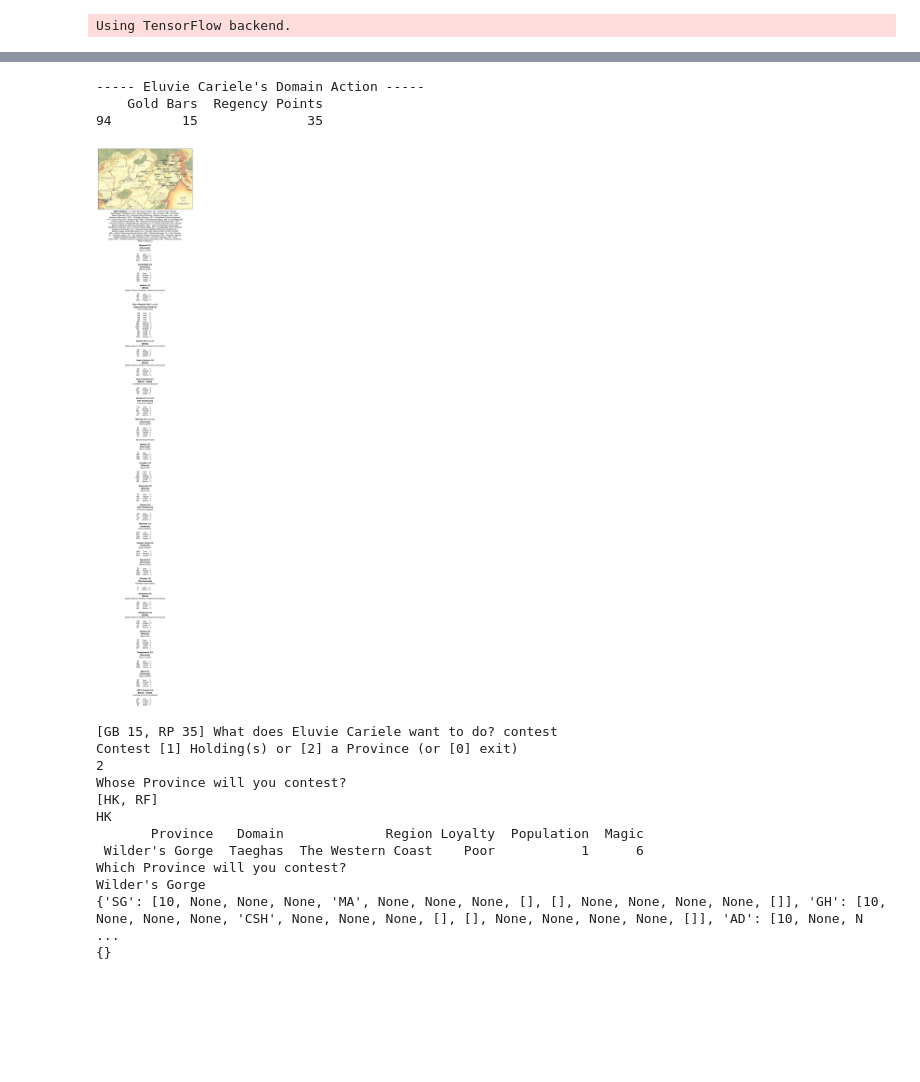
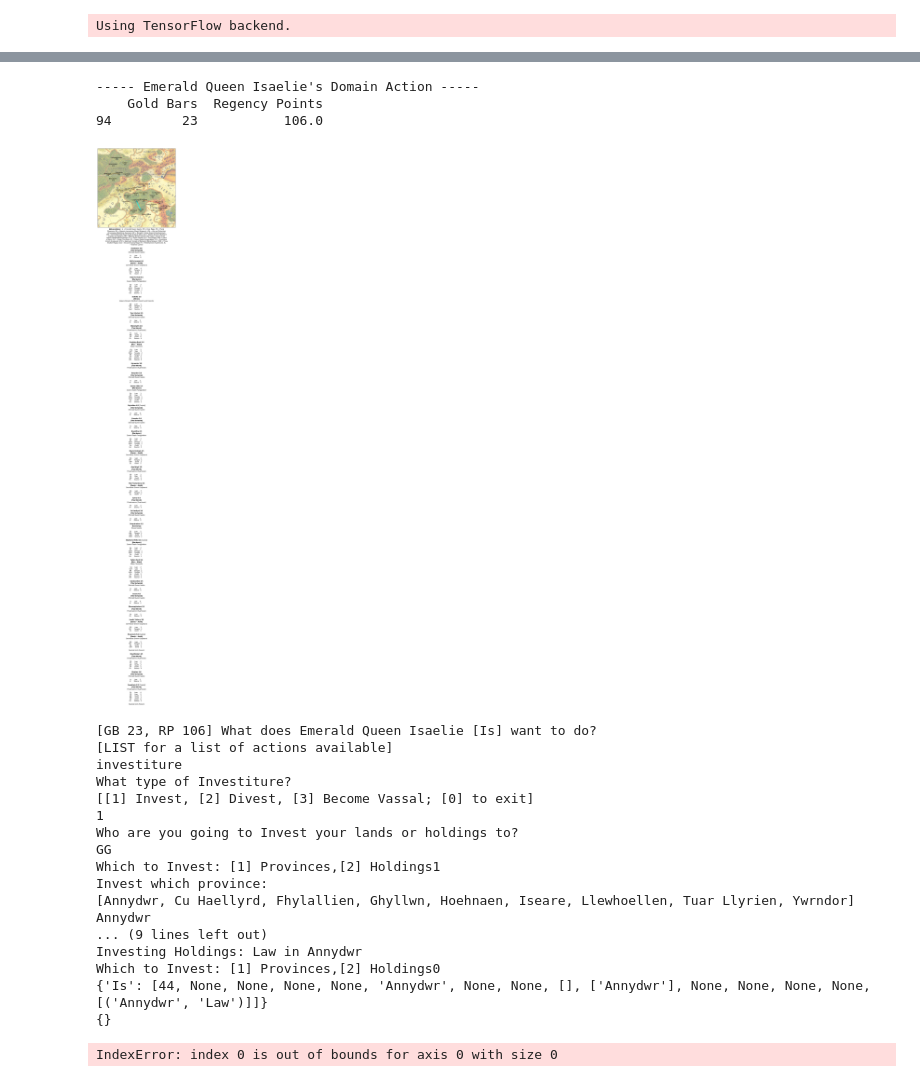
Before and after one commit to NeverForged/Regency, a Jupyter notebook: Code Testing.ipynb, the cells around one changed output, grey strips where cells are left out. Saved outputs shown, nothing was run; the diff lists cells and outputs as text; code cells hidden in the pictures; blank space fills up the shorter version.

Commit message:
Investiture is weird

```diff
--- a/Code Testing.ipynb
+++ b/Code Testing.ipynb
@@ -13,7 +13,8 @@ Using TensorFlow backend.
 X = 5
 my_game = rungame('TestGame', train=True, GameLength=X, IntDC = 15)
 Game = my_game.Game
-Game.change_regent('EC', Player=True)
+Game.change_regent('Is', Player=True)
+Game.LeyLines = Game.LeyLines.append(pd.DataFrame([['Is', 'Ywrndor', 'Llewhoellen']], columns=['Regent', 'Province', 'Other']))
 # %% [output]
 WARNING:tensorflow:From C:\ProgramData\Anaconda3\lib\site-packages\tensorflow\python\framework\op_def_library.py:263: colocate_with (from tensorflow.python.framework.ops) is deprecated and will be rem ...
 Instructions for updating:
@@ -28,27 +29,33 @@ Continuing Game TestGame at Season 0 Action 1
 # %%
 Game.random_events()
 Game.collect_regency_points()
 Game.domain_initiative()
 Game.collect_gold_bars()
 Game.maintenance_costs(Update=True)
 Game.take_domain_actions()
 Game.take_domain_actions()
 Game.take_domain_actions()
-Game.War
+Game.LeyLines = Game.LeyLines.append(pd.DataFrame([['Is','Ywrndor', 'Iseare']]))
 # %% [output]
------ Eluvie Cariele's Domain Action -----
+----- Emerald Queen Isaelie's Domain Action -----
     Gold Bars  Regency Points
-94         15              35
+94         23           106.0
-[figure, old version]
+[figure, new version]
-[GB 15, RP 35] What does Eluvie Cariele want to do? contest
-Contest [1] Holding(s) or [2] a Province (or [0] exit)
-2
-Whose Province will you contest?
-[HK, RF]
-HK
-       Province   Domain             Region Loyalty  Population  Magic
- Wilder's Gorge  Taeghas  The Western Coast    Poor           1      6
-Which Province will you contest?
-Wilder's Gorge
-{'SG': [10, None, None, None, 'MA', None, None, None, [], [], None, None, None, None, []], 'GH': [10, None, None, None, 'CSH', None, None, None, [], [], None, None, None, None, []], 'AD': [10, None, N ...
+[GB 23, RP 106] What does Emerald Queen Isaelie [Is] want to do?
+[LIST for a list of actions available]
+investiture
+What type of Investiture?
+[[1] Invest, [2] Divest, [3] Become Vassal; [0] to exit]
+1
+Who are you going to Invest your lands or holdings to?
+GG
+Which to Invest: [1] Provinces,[2] Holdings1
+Invest which province:
+[Annydwr, Cu Haellyrd, Fhylallien, Ghyllwn, Hoehnaen, Iseare, Llewhoellen, Tuar Llyrien, Ywrndor]
+Annydwr
+... (9 lines left out)
+Investing Holdings: Law in Annydwr
+Which to Invest: [1] Provinces,[2] Holdings0
+{'Is': [44, None, None, None, None, 'Annydwr', None, None, [], ['Annydwr'], None, None, None, None, [('Annydwr', 'Law')]]}
 {}
+IndexError: index 0 is out of bounds for axis 0 with size 0
```
Also changed, not shown: parts of 11 cells of this notebook, 5 other files.
